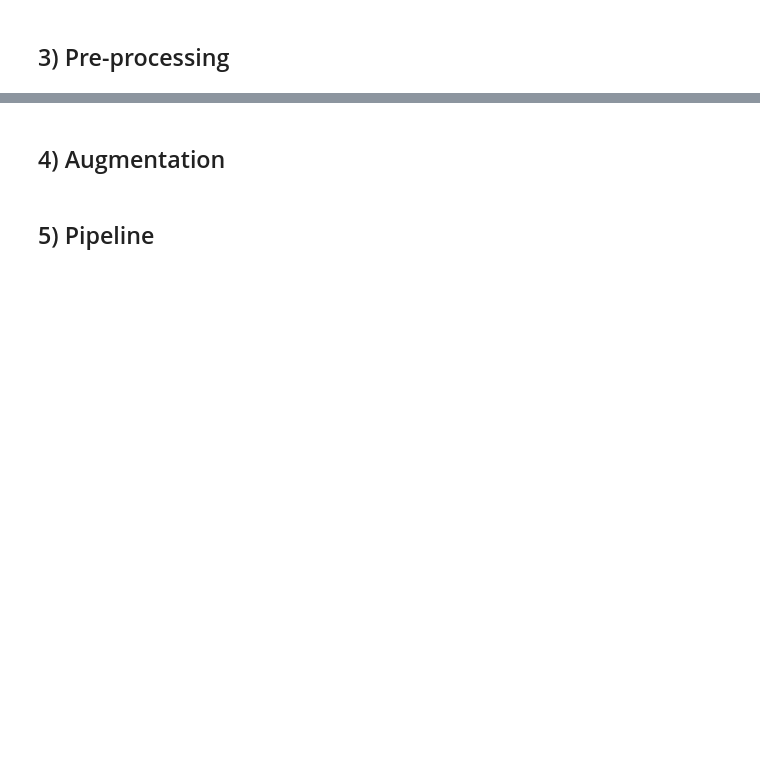
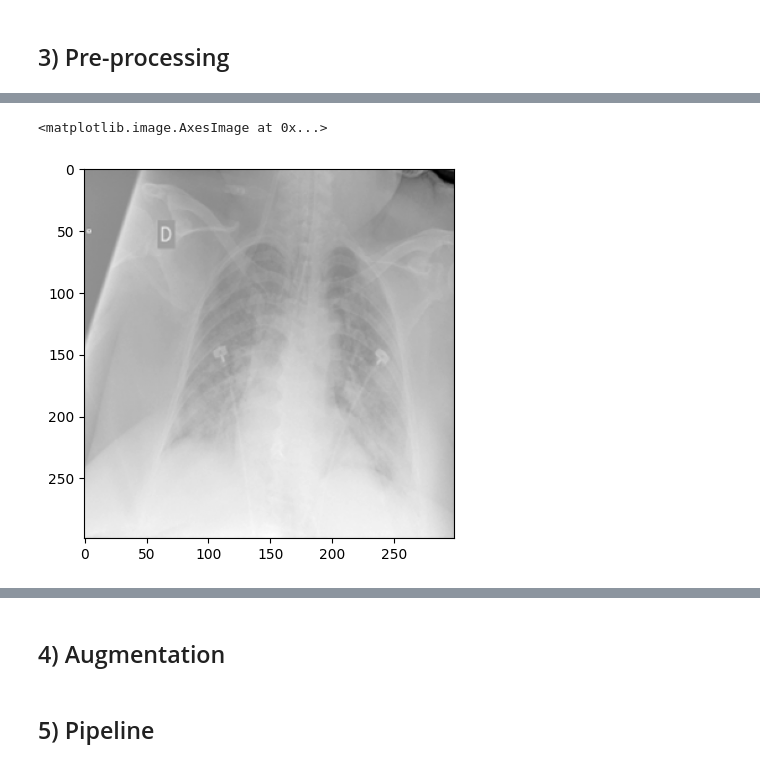
Before and after one commit to Lucmeister55/AI-project, a Jupyter notebook: notebooks/task1.ipynb, the cells around one changed output, grey strips where cells are left out. Saved outputs shown, nothing was run; the diff lists cells and outputs as text; code cells hidden in the pictures; blank space fills up the shorter version.

```diff
--- a/notebooks/task1.ipynb
+++ b/notebooks/task1.ipynb
@@ -208,0 +226,7 @@ Global Standard Deviation (standard deviation of all pixels in all images):
+# %%
+# Fixed values (0-255 to 0-1)
+X_val_fixednorm = X_val / 255
+plt.imshow(X_val_fixednorm[sample], cmap="gray")
+# %% [output]
+<matplotlib.image.AxesImage at 0x...>
+[figure, added]
```
Also changed, not shown: parts of 9 cells of this notebook, 1 other file.
